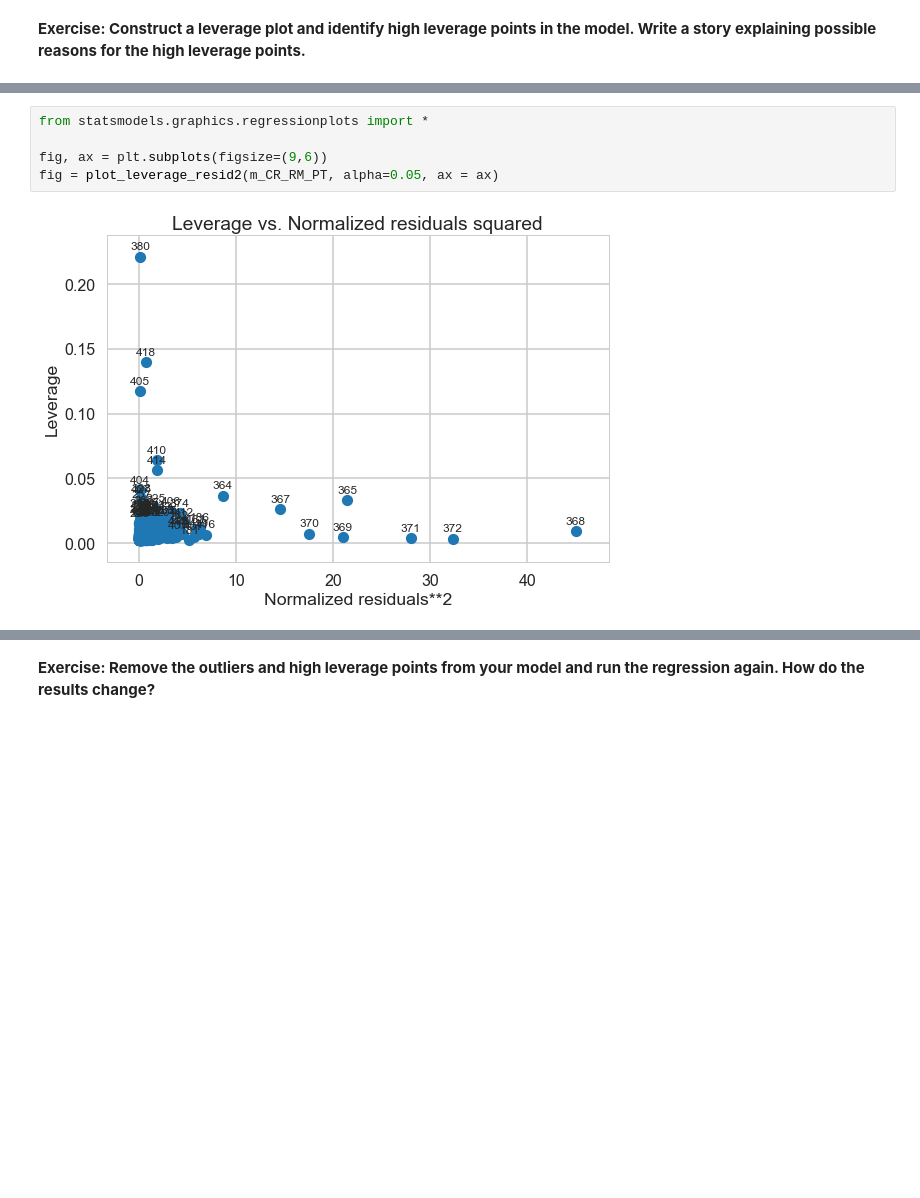
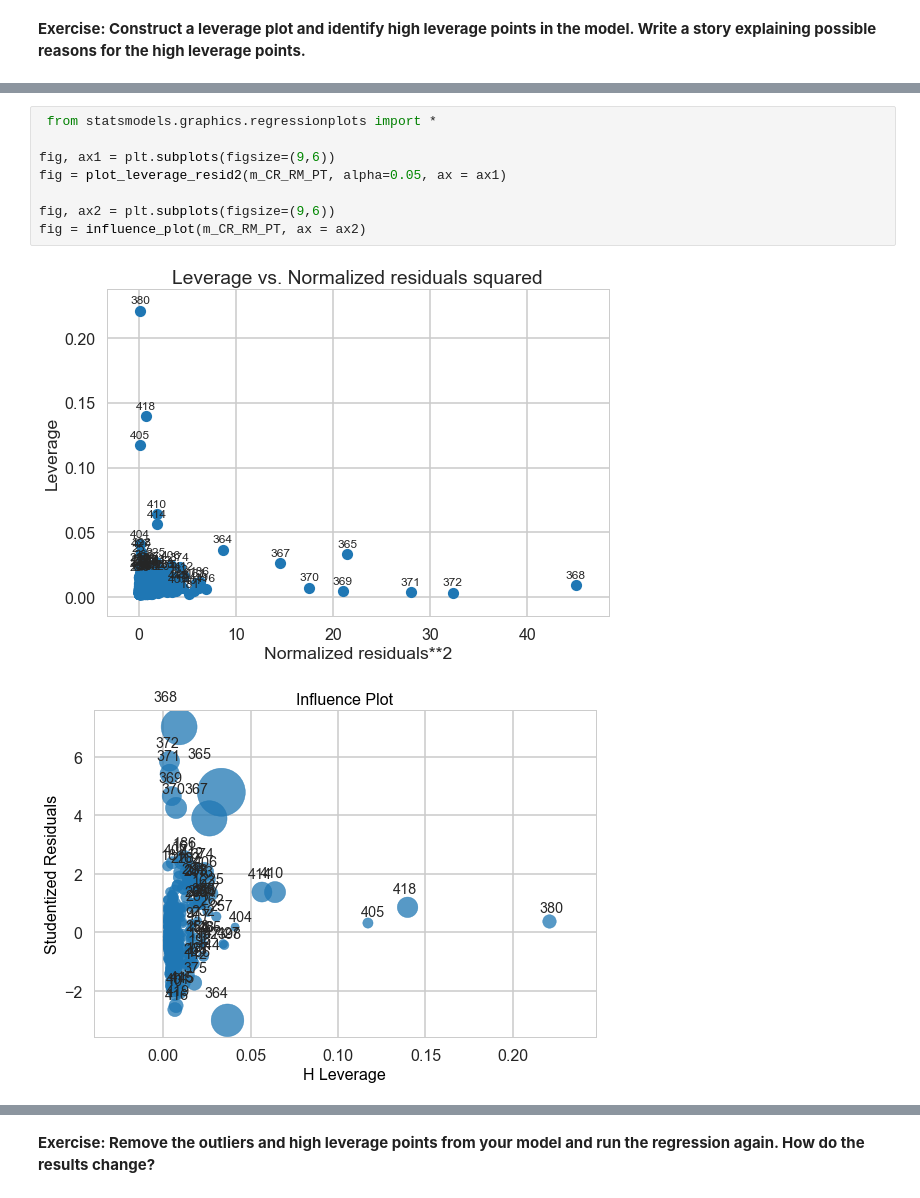
Before and after one commit to pratha19/Springboard_mini_project_10.1_Linear_Reg, a Jupyter notebook: Mini_Project_Linear_Regression.ipynb, the cells around one changed output, grey strips where cells are left out. Cells and saved outputs as stored; diff of their text form; blank space fills up the shorter version.

```diff
--- a/Mini_Project_Linear_Regression.ipynb
+++ b/Mini_Project_Linear_Regression.ipynb
@@ -1148,7 +1233,11 @@ __Exercise: Construct a leverage plot and identify high leverage points in the m
 # %%
-from statsmodels.graphics.regressionplots import *
+ from statsmodels.graphics.regressionplots import *
 
-fig, ax = plt.subplots(figsize=(9,6))
-fig = plot_leverage_resid2(m_CR_RM_PT, alpha=0.05, ax = ax)
+fig, ax1 = plt.subplots(figsize=(9,6))
+fig = plot_leverage_resid2(m_CR_RM_PT, alpha=0.05, ax = ax1)
+
+fig, ax2 = plt.subplots(figsize=(9,6))
+fig = influence_plot(m_CR_RM_PT, ax = ax2)
 # %% [output]
 [figure]
+[figure, added]
```
Also changed, not shown: parts of 27 cells of this notebook.
